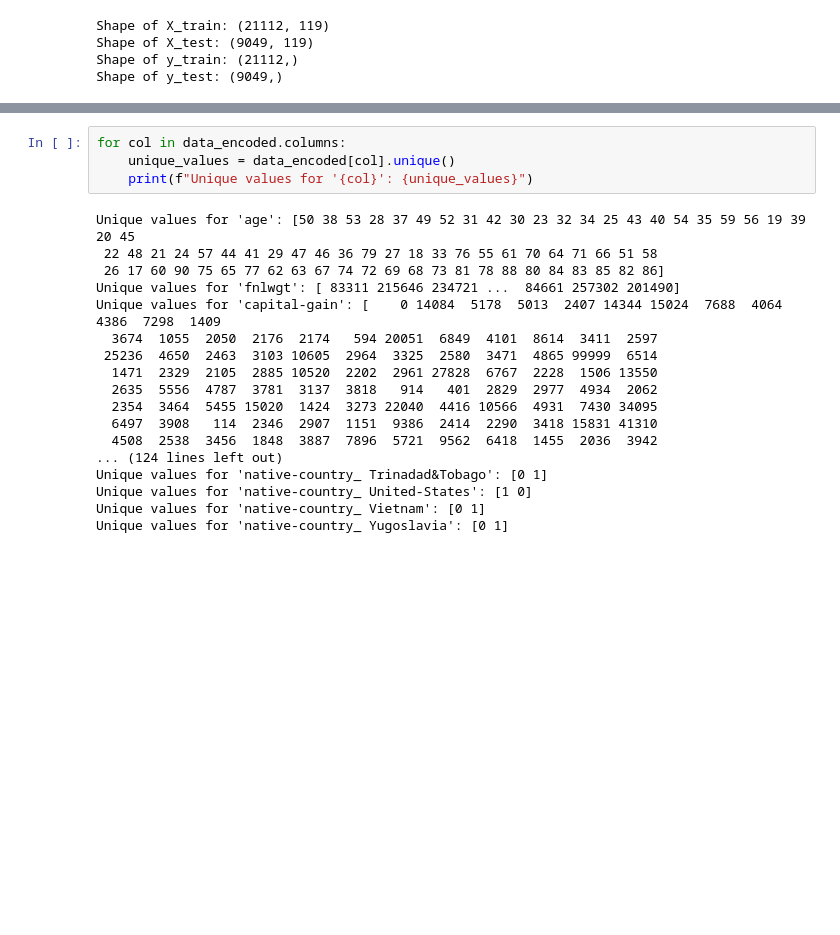
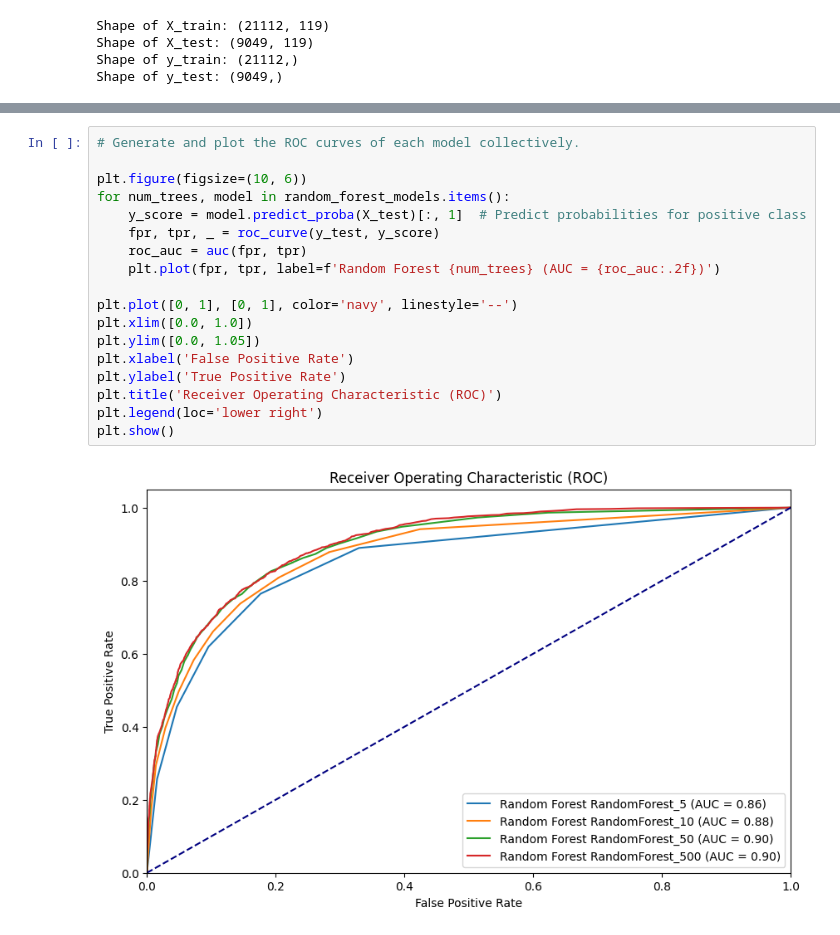
Before and after one commit to Nisaachar/Assignments, a Jupyter notebook: Machine Learning/Assignment 2/Sharma_Harsh_CS576_HW2/Part 2/Source Code.ipynb, the cells around one changed output, grey strips where cells are left out. Drawn from its saved outputs; the diff is of its cells as text; blank space fills up the shorter version.

```diff
--- a/Machine Learning/Assignment 2/Sharma_Harsh_CS576_HW2/Part 2/Source Code.ipynb
+++ b/Machine Learning/Assignment 2/Sharma_Harsh_CS576_HW2/Part 2/Source Code.ipynb
@@ -283,25 +286,23 @@ Random Forest with 500 trees trained.
  'RandomForest_10': RandomForestClassifier(n_estimators=10, random_state=42),
  'RandomForest_50': RandomForestClassifier(n_estimators=50, random_state=42),
  'RandomForest_500': RandomForestClassifier(n_estimators=500, random_state=42)}
-# %%
-for col in data_encoded.columns:
-    unique_values = data_encoded[col].unique()
-    print(f"Unique values for '{col}': {unique_values}")
-# %% [output]
-Unique values for 'age': [50 38 53 28 37 49 52 31 42 30 23 32 34 25 43 40 54 35 59 56 19 39 20 45
- 22 48 21 24 57 44 41 29 47 46 36 79 27 18 33 76 55 61 70 64 71 66 51 58
- 26 17 60 90 75 65 77 62 63 67 74 72 69 68 73 81 78 88 80 84 83 85 82 86]
-Unique values for 'fnlwgt': [ 83311 215646 234721 ...  84661 257302 201490]
-Unique values for 'capital-gain': [    0 14084  5178  5013  2407 14344 15024  7688  4064  4386  7298  1409
-  3674  1055  2050  2176  2174   594 20051  6849  4101  8614  3411  2597
- 25236  4650  2463  3103 10605  2964  3325  2580  3471  4865 99999  6514
-  1471  2329  2105  2885 10520  2202  2961 27828  6767  2228  1506 13550
-  2635  5556  4787  3781  3137  3818   914   401  2829  2977  4934  2062
-  2354  3464  5455 15020  1424  3273 22040  4416 10566  4931  7430 34095
-  6497  3908   114  2346  2907  1151  9386  2414  2290  3418 15831 41310
-  4508  2538  3456  1848  3887  7896  5721  9562  6418  1455  2036  3942
-... (124 lines left out)
-Unique values for 'native-country_ Trinadad&Tobago': [0 1]
-Unique values for 'native-country_ United-States': [1 0]
-Unique values for 'native-country_ Vietnam': [0 1]
-Unique values for 'native-country_ Yugoslavia': [0 1]
+# %%
+# Generate and plot the ROC curves of each model collectively.
+
+plt.figure(figsize=(10, 6))
+for num_trees, model in random_forest_models.items():
+    y_score = model.predict_proba(X_test)[:, 1]  # Predict probabilities for positive class
+    fpr, tpr, _ = roc_curve(y_test, y_score)
+    roc_auc = auc(fpr, tpr)
+    plt.plot(fpr, tpr, label=f'Random Forest {num_trees} (AUC = {roc_auc:.2f})')
+
+plt.plot([0, 1], [0, 1], color='navy', linestyle='--')
+plt.xlim([0.0, 1.0])
+plt.ylim([0.0, 1.05])
+plt.xlabel('False Positive Rate')
+plt.ylabel('True Positive Rate')
+plt.title('Receiver Operating Characteristic (ROC)')
+plt.legend(loc='lower right')
+plt.show()
+# %% [output]
+[figure, added]
```
Also changed, not shown: parts of 3 cells of this notebook, 2 other files.
